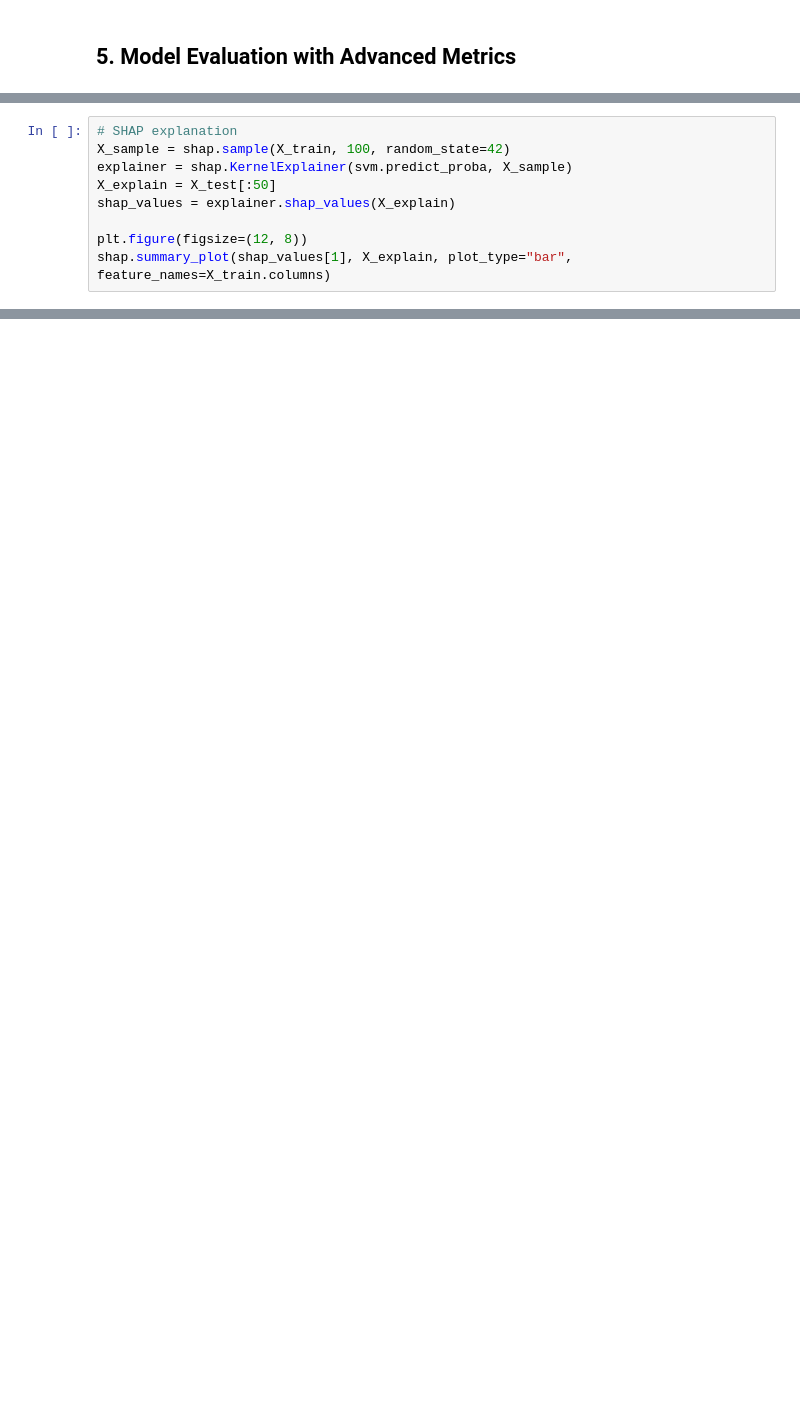
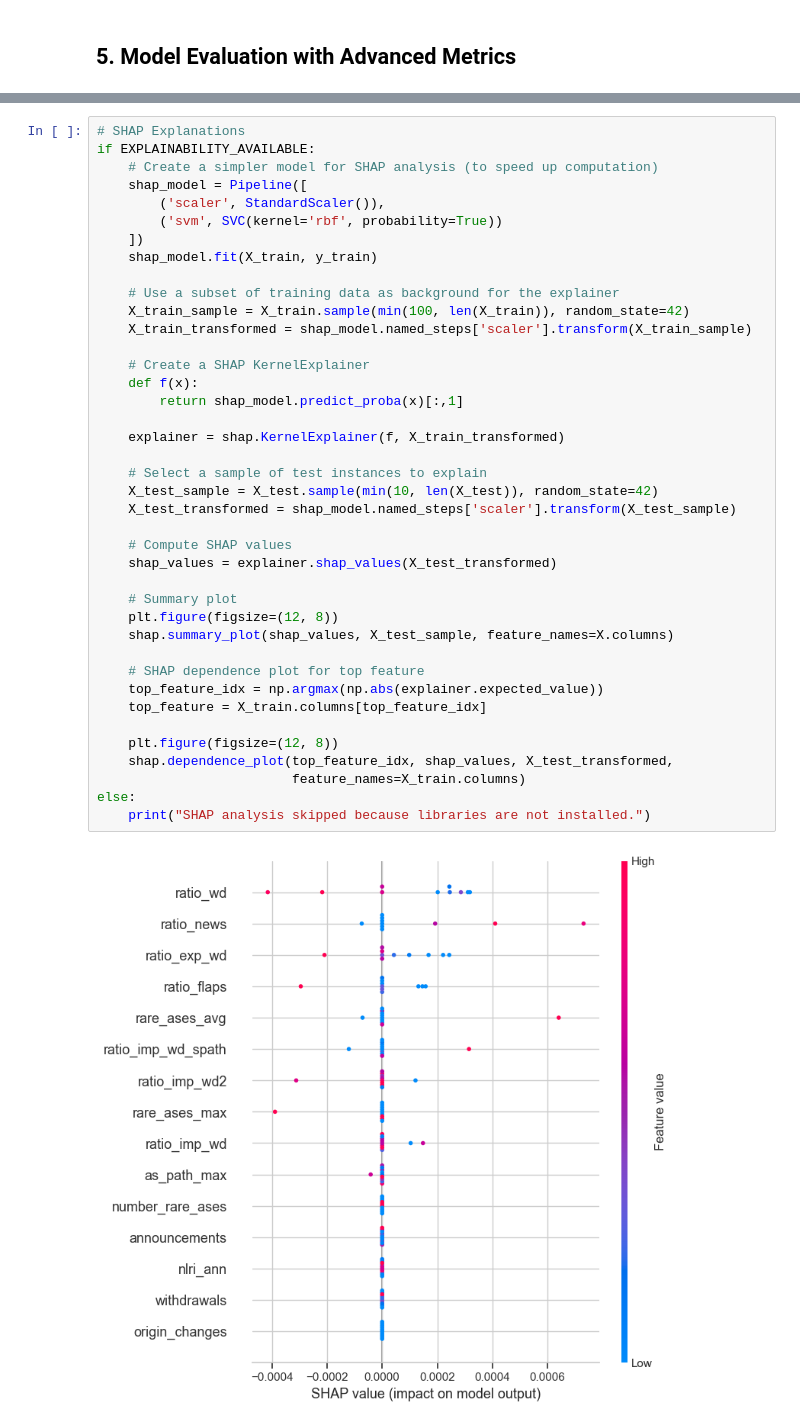
Before and after one commit to chrryyy/bgp_svm, a Jupyter notebook: experiments/dataset1_ratio_1min.ipynb, the cells around one changed output, grey strips where cells are left out. Cells and saved outputs as stored; diff of their text form; blank space fills up the shorter version.

```diff
--- a/experiments/dataset1_ratio_1min.ipynb
+++ b/experiments/dataset1_ratio_1min.ipynb
@@ -406,9 +455,0 @@ plt.show()
-# %%
-# SHAP explanation
-X_sample = shap.sample(X_train, 100, random_state=42)
-explainer = shap.KernelExplainer(svm.predict_proba, X_sample)
-X_explain = X_test[:50]
-shap_values = explainer.shap_values(X_explain)
-
-plt.figure(figsize=(12, 8))
-shap.summary_plot(shap_values[1], X_explain, plot_type="bar", feature_names=X_train.columns)
@@ -414,0 +486,42 @@ shap.summary_plot(shap_values[1], X_explain, plot_type="bar", feature_names=X_tr
+# %%
+# SHAP Explanations
+if EXPLAINABILITY_AVAILABLE:
+    # Create a simpler model for SHAP analysis (to speed up computation)
+    shap_model = Pipeline([
+        ('scaler', StandardScaler()),
+        ('svm', SVC(kernel='rbf', probability=True))
+    ])
+    shap_model.fit(X_train, y_train)
+
+    # Use a subset of training data as background for the explainer
+    X_train_sample = X_train.sample(min(100, len(X_train)), random_state=42)
+    X_train_transformed = shap_model.named_steps['scaler'].transform(X_train_sample)
+
+    # Create a SHAP KernelExplainer
+    def f(x):
+        return shap_model.predict_proba(x)[:,1]
+
+    explainer = shap.KernelExplainer(f, X_train_transformed)
+
+    # Select a sample of test instances to explain
+    X_test_sample = X_test.sample(min(10, len(X_test)), random_state=42)
+    X_test_transformed = shap_model.named_steps['scaler'].transform(X_test_sample)
+
+    # Compute SHAP values
+    shap_values = explainer.shap_values(X_test_transformed)
+
+    # Summary plot
+    plt.figure(figsize=(12, 8))
+    shap.summary_plot(shap_values, X_test_sample, feature_names=X.columns)
+
+    # SHAP dependence plot for top feature
+    top_feature_idx = np.argmax(np.abs(explainer.expected_value))
+    top_feature = X_train.columns[top_feature_idx]
+
+    plt.figure(figsize=(12, 8))
+    shap.dependence_plot(top_feature_idx, shap_values, X_test_transformed,
+                         feature_names=X_train.columns)
+else:
+    print("SHAP analysis skipped because libraries are not installed.")
+# %% [output]
+[figure, added]
```
Also changed, not shown: parts of 14 cells of this notebook, 2 other files.
